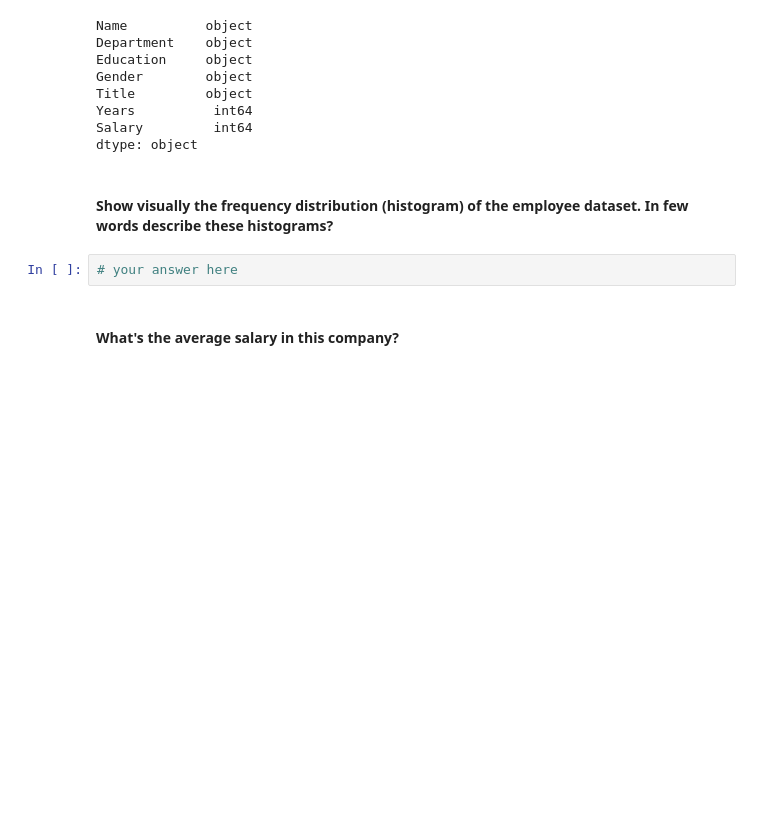
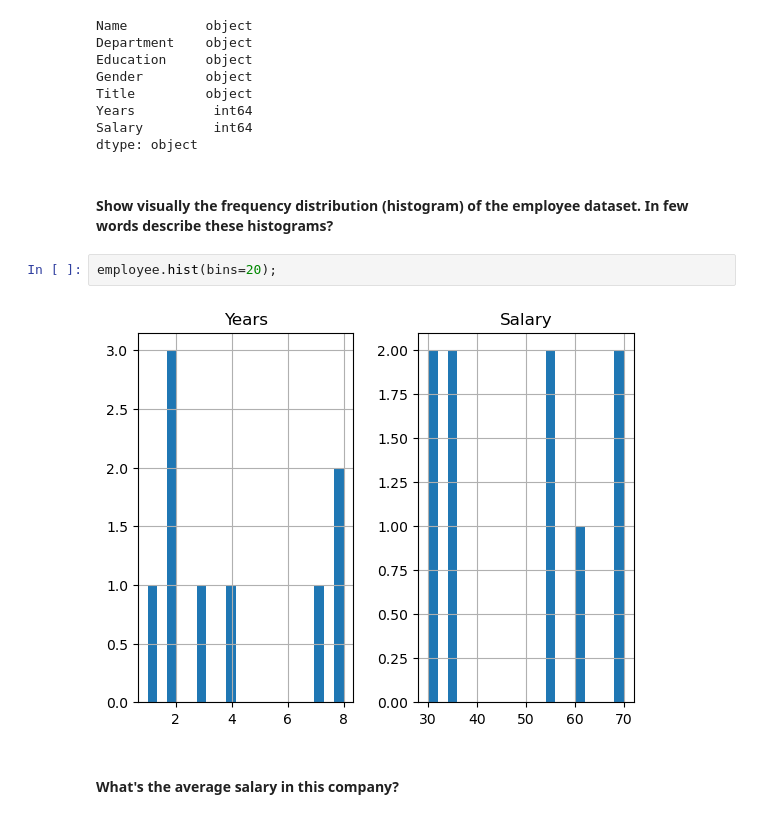
Before and after one commit to Ironhack-Data-Madrid-Octubre-2023/5.1-lab_subsetting_and_descriptive_stats, a Jupyter notebook: your-code/main.ipynb, the cells around one changed output. Cells and saved outputs as stored; diff of their text form; blank space fills up the shorter version.

```diff
--- a/your-code/main.ipynb
+++ b/your-code/main.ipynb
@@ -146,8 +148,10 @@ Salary         int64
 dtype: object
 # %% [markdown]
 #### Show visually the frequency distribution (histogram) of the employee dataset. In few words describe these histograms?
-# %%
-# your answer here
+# %%
+employee.hist(bins=20);
+# %% [output]
+[figure, added]
 # %% [markdown]
 #### What's the average salary in this company?
 # %%
```
Also changed, not shown: parts of 18 cells of this notebook.
